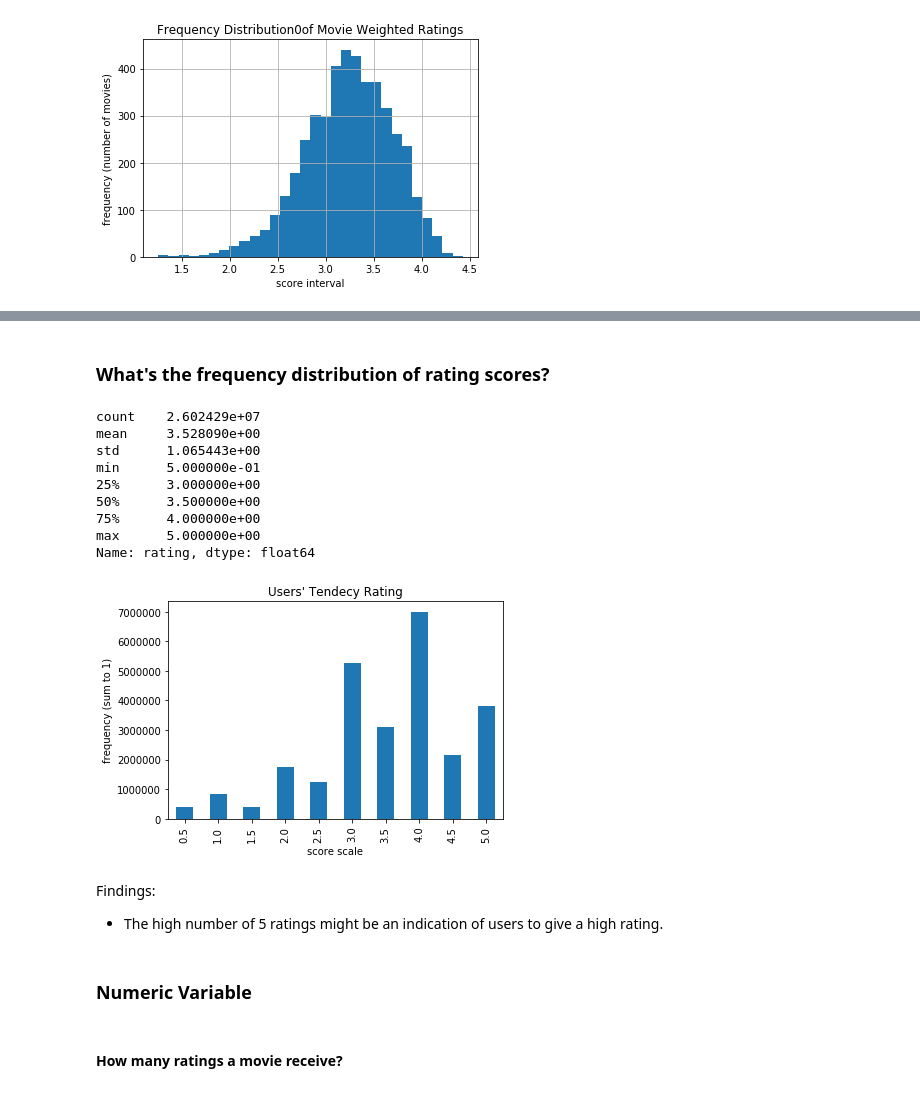
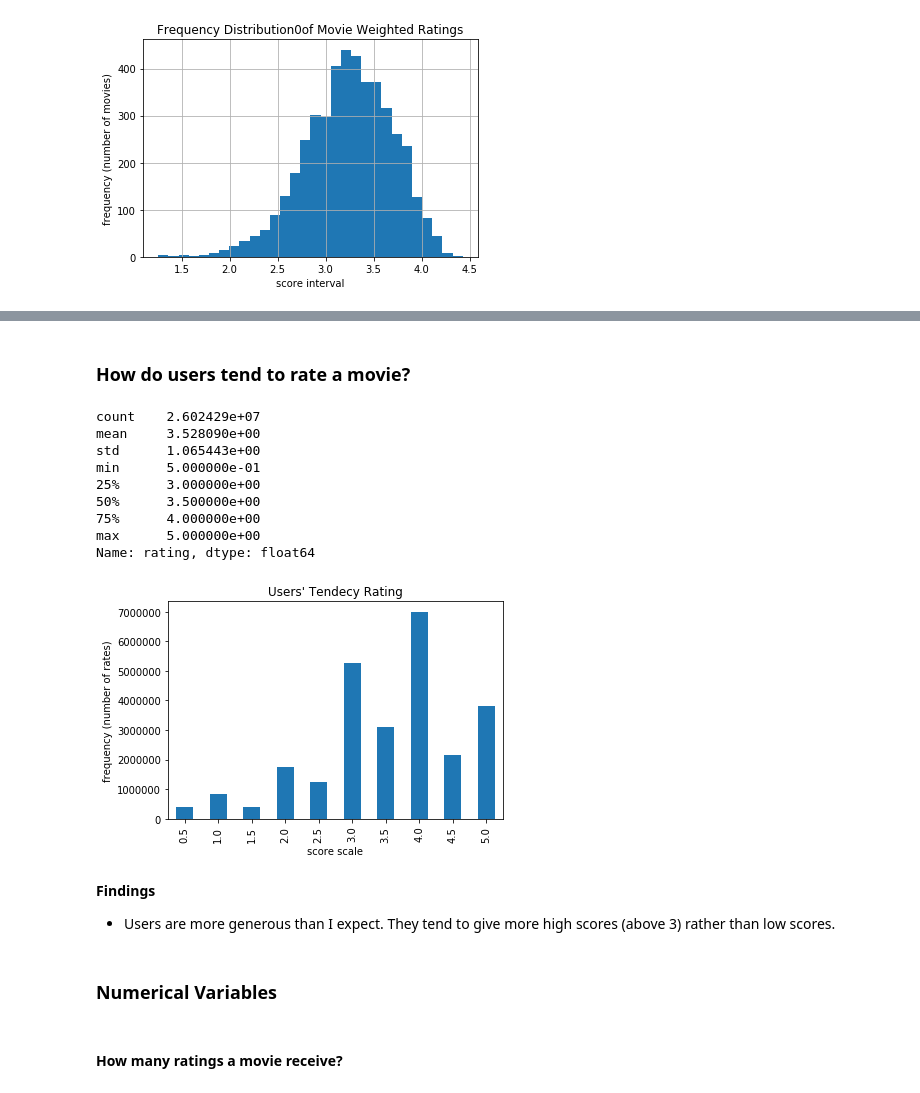
Before and after one commit to dorislin27/movie_rating_prediction, a Jupyter notebook: movie_rating_prediction.ipynb, the cells around one changed output, grey strips where cells are left out. Cells and saved outputs as stored; diff of their text form; code cells hidden in the pictures.

```diff
--- a/movie_rating_prediction.ipynb
+++ b/movie_rating_prediction.ipynb
@@ -399,29 +378,29 @@ df[['title','weighted_rating','average_rating','votes_per_movie']].sort_values(b
-# %% [markdown]
-### What's the frequency distribution of rating scores?
+# %% [markdown]
+### How do users tend to rate a movie?
 # %%
 # calculate the distribution of each rating interval, ranging from 0.5 to 5
 ratings.groupby('rating').size().plot(kind = 'bar')
 plt.title("Users' Tendecy Rating")
 plt.xlabel('score scale')
-plt.ylabel('frequency (sum to 1)')
+plt.ylabel('frequency (number of rates)')
 
 ratings.rating.describe()
 # %% [output]
 count    2.602429e+07
 mean     3.528090e+00
 std      1.065443e+00
 min      5.000000e-01
 25%      3.000000e+00
 50%      3.500000e+00
 75%      4.000000e+00
 max      5.000000e+00
 Name: rating, dtype: float64
-[figure, old version]
+[figure, new version]
-# %% [markdown]
-Findings:
-- The high number of 5 ratings might be an indication of users to give a high rating.
-# %% [markdown]
-### Numeric Variable
+# %% [markdown]
+**Findings**
+- Users are more generous than I expect. They tend to give more high scores (above 3) rather than low scores.
+# %% [markdown]
+### Numerical Variables
 # %% [markdown]
 #### How many ratings a movie receive?
 # %%
```
Also changed, not shown: parts of 128 cells of this notebook.
